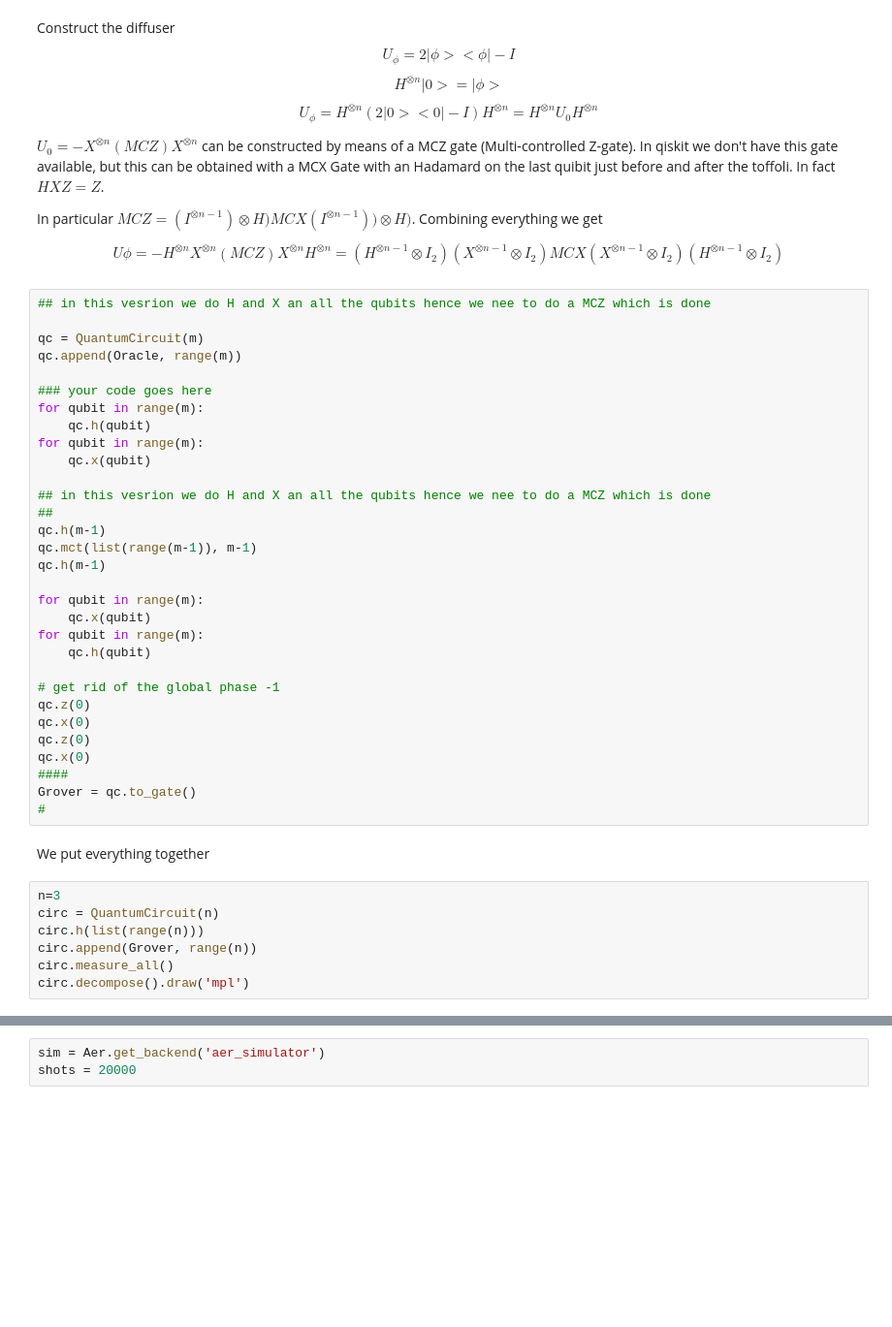
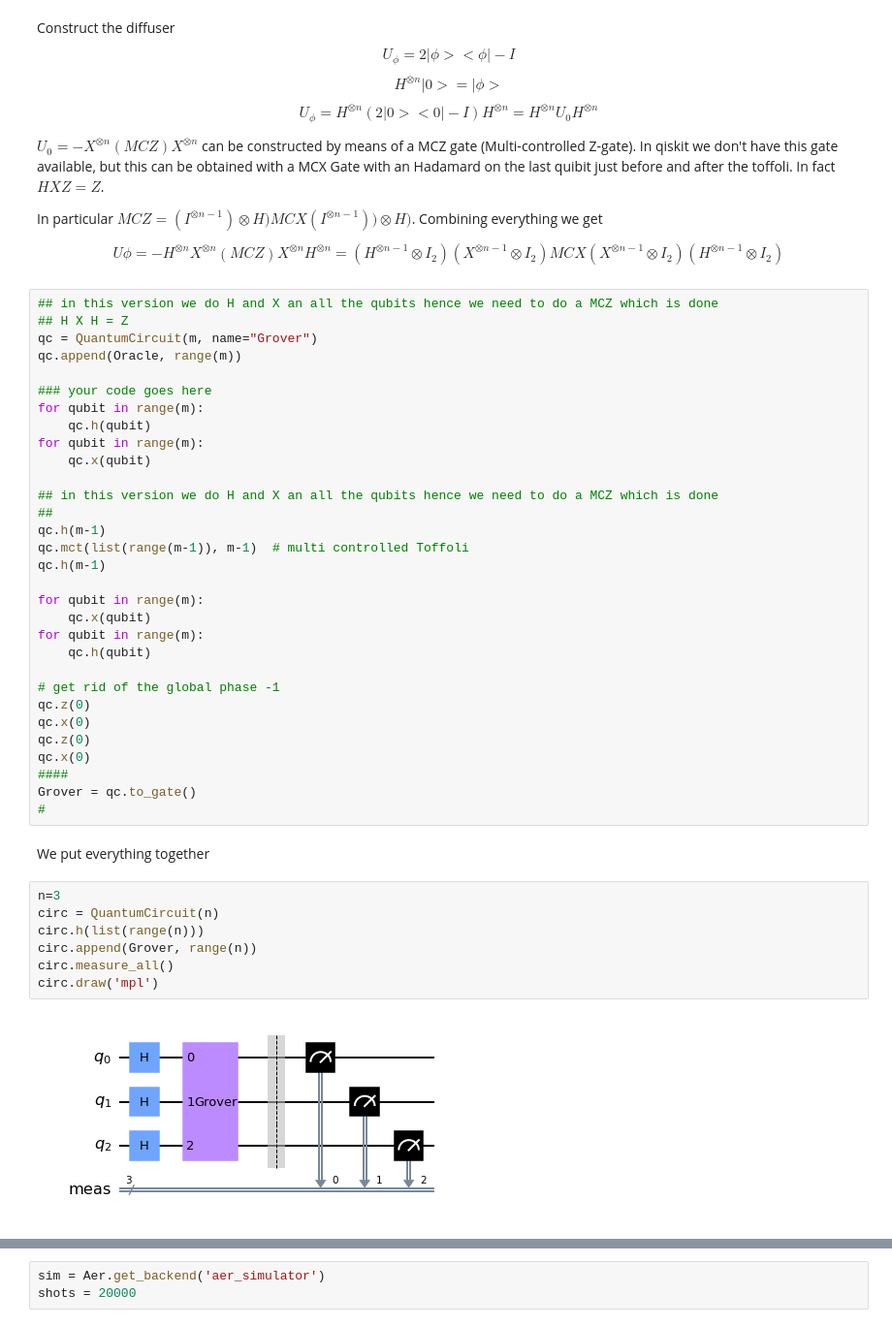
Before and after one commit to fexed/Notes, a Jupyter notebook: UniPi_CSMaster_AI/IntroductiontoQuantumComputing/code/Grover_lab.ipynb, the cells around one changed output, grey strips where cells are left out. Shown: that part at 97% size. Drawn from its saved outputs; the diff is of its cells as text; blank space fills up the shorter version.

```diff
--- a/UniPi_CSMaster_AI/IntroductiontoQuantumComputing/code/Grover_lab.ipynb
+++ b/UniPi_CSMaster_AI/IntroductiontoQuantumComputing/code/Grover_lab.ipynb
@@ -95,9 +99,9 @@ $$
 U\phi=- H^{\otimes{n}} X^{\otimes{n}} (MCZ)X^{\otimes{n}}H^{\otimes{n}}=  (H^{\otimes{n-1}}\otimes I_2)(X^{\otimes{n-1}}\otimes I_2) MCX (X^{\otimes{n-1}}\otimes I_2)(H^{\otimes{n-1}}\otimes I_2)
 $$
 # %%
-## in this vesrion we do H and X an all the qubits hence we nee to do a MCZ which is done
-
-qc = QuantumCircuit(m)
+## in this version we do H and X an all the qubits hence we need to do a MCZ which is done
+## H X H = Z
+qc = QuantumCircuit(m, name="Grover")
 qc.append(Oracle, range(m))
 
 ### your code goes here
@@ -106,10 +110,10 @@ for qubit in range(m):
 for qubit in range(m):
     qc.x(qubit)
 
-## in this vesrion we do H and X an all the qubits hence we nee to do a MCZ which is done
+## in this version we do H and X an all the qubits hence we need to do a MCZ which is done
 ##
 qc.h(m-1)
-qc.mct(list(range(m-1)), m-1)
+qc.mct(list(range(m-1)), m-1)  # multi controlled Toffoli
 qc.h(m-1)
 
 for qubit in range(m):
@@ -130,7 +134,9 @@ We put everything together
 # %%
 n=3
 circ = QuantumCircuit(n)
 circ.h(list(range(n)))
 circ.append(Grover, range(n))
 circ.measure_all()
-circ.decompose().draw('mpl')
+circ.draw('mpl')
+# %% [output]
+[figure, added]
```
Also changed, not shown: parts of 16 cells of this notebook.
